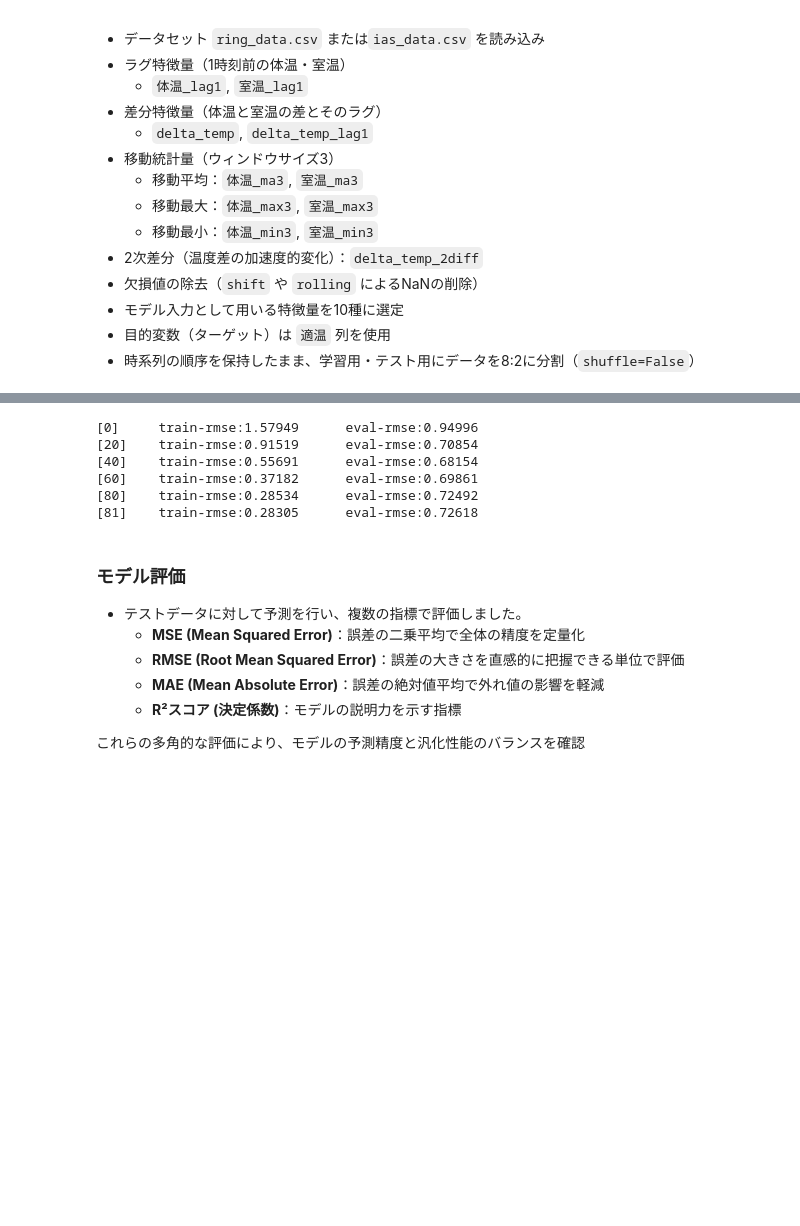
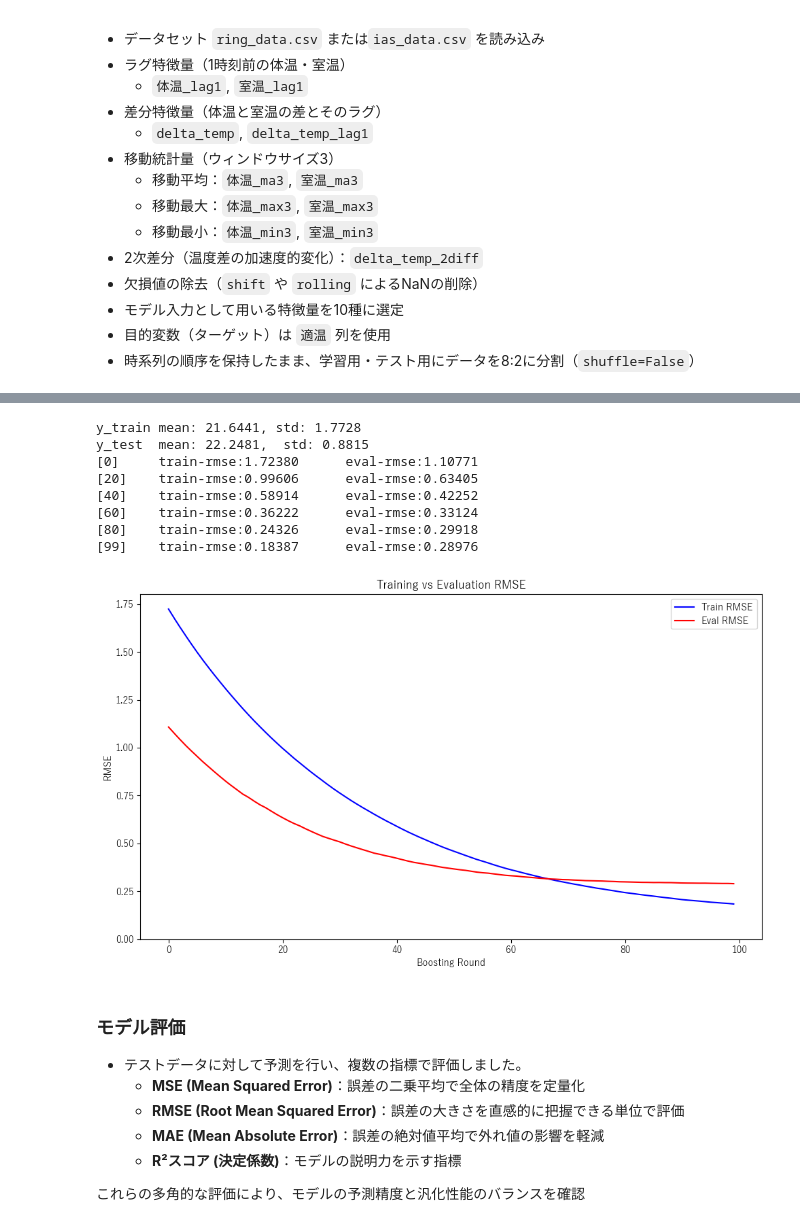
Before and after one commit to shin1300/personal-developments, a Jupyter notebook: lstm-temp-forecasting/notebook/xgboost.ipynb, the cells around one changed output, grey strips where cells are left out. Cells and saved outputs as stored; diff of their text form; code cells hidden in the pictures; blank space fills up the shorter version.

```diff
--- a/lstm-temp-forecasting/notebook/xgboost.ipynb
+++ b/lstm-temp-forecasting/notebook/xgboost.ipynb
@@ -118,43 +124,71 @@ X_train, X_test, y_train, y_test = train_test_split(
 # %%
+print(f"y_train mean: {np.mean(y_train):.4f}, std: {np.std(y_train):.4f}")
+print(f"y_test  mean: {np.mean(y_test):.4f},  std: {np.std(y_test):.4f}")
+
 # --- DMatrix作成 ---
 dtrain = xgb.DMatrix(X_train, label=y_train)
+dval = xgb.DMatrix(X_val, label=y_val)
 dtest = xgb.DMatrix(X_test, label=y_test)
 
 # --- パラメータ設定 ---
 params = {
-    'objective': 'reg:squarederror',
-    'eval_metric': 'rmse',
-    'max_depth': 6,
-    'learning_rate': 0.03,
-    'subsample': 0.8,
-    'colsample_bytree': 0.8,
-    'colsample_bylevel': 0.8,
-    'reg_alpha': 0.15,
-    'reg_lambda': 1.2,
-    'min_child_weight': 3,
-    'gamma': 1.0,
-    'tree_method': 'hist',
-    'grow_policy': 'lossguide',
-    'seed': 42
+    'objective': 'reg:squarederror',  # 回帰問題
+    'eval_metric': 'rmse',            # 評価指標はRMSE
+    'max_depth': 4,                   # 木の深さ最大4
+    'learning_rate': 0.03,            # 学習率
+    'subsample': 0.8,                 # データ(行）の割合
+    'colsample_bytree': 0.8,          #　特徴量（列）の割合
+    'colsample_bylevel': 0.8,         # 各レベルの分割に使う特徴量の割合
+    'reg_alpha': 0.1,                 # L1正則化の強さ
+    'reg_lambda': 1.5,                # L2正則化の強さ
+    'min_child_weight': 3,            # 葉の分割に必要な最小サンプル重み
+    'gamma': 0.2,                    # 木の分割に必要な最小損失減少量
+    'tree_method': 'hist',           # ヒストグラムベースの高速木構築法
+    'grow_policy': 'depthwise',      # 木の成長戦略
+    'seed': 42                      # 乱数シード
 }
-evals = [(dtrain, 'train'), (dtest, 'eval')]
+
+
+evals = [(dtrain, 'train'), (dval, 'eval')]
+evals_result = {}
 
 # --- モデル学習 ---
 model = xgb.train(
-    params,
-    dtrain,
-    num_boost_round=2000,
+    params=params,
+    dtrain=dtrain,
+    num_boost_round=100,
     evals=evals,
-    early_stopping_rounds=50,
+    early_stopping_rounds=10,
+    evals_result=evals_result,
     verbose_eval=20
 )
+
+# --- 学習履歴の取得 ---
+train_rmse = evals_result['train']['rmse']
+eval_rmse = evals_result['eval']['rmse']
+
+# --- 損失の推移を可視化 ---
+plt.figure(figsize=(10, 6))
+plt.plot(train_rmse, label='Train RMSE', color='blue')
+plt.plot(eval_rmse, label='Eval RMSE', color='red')
+plt.xlabel('Boosting Round')
+plt.ylabel('RMSE')
+plt.title('Training vs Evaluation RMSE')
+plt.legend()
+plt.grid(False)
+plt.ylim(bottom=0)
+plt.tight_layout()
+plt.show()
 # %% [output]
-[0]     train-rmse:1.57949      eval-rmse:0.94996
-[20]    train-rmse:0.91519      eval-rmse:0.70854
-[40]    train-rmse:0.55691      eval-rmse:0.68154
-[60]    train-rmse:0.37182      eval-rmse:0.69861
-[80]    train-rmse:0.28534      eval-rmse:0.72492
-[81]    train-rmse:0.28305      eval-rmse:0.72618
+y_train mean: 21.6441, std: 1.7728
+y_test  mean: 22.2481,  std: 0.8815
+[0]     train-rmse:1.72380      eval-rmse:1.10771
+[20]    train-rmse:0.99606      eval-rmse:0.63405
+[40]    train-rmse:0.58914      eval-rmse:0.42252
+[60]    train-rmse:0.36222      eval-rmse:0.33124
+[80]    train-rmse:0.24326      eval-rmse:0.29918
+[99]    train-rmse:0.18387      eval-rmse:0.28976
+[figure, added]
 # %% [markdown]
 ### モデル評価
 - テストデータに対して予測を行い、複数の指標で評価しました。
```
Also changed, not shown: parts of 5 cells of this notebook, 10 other files.
